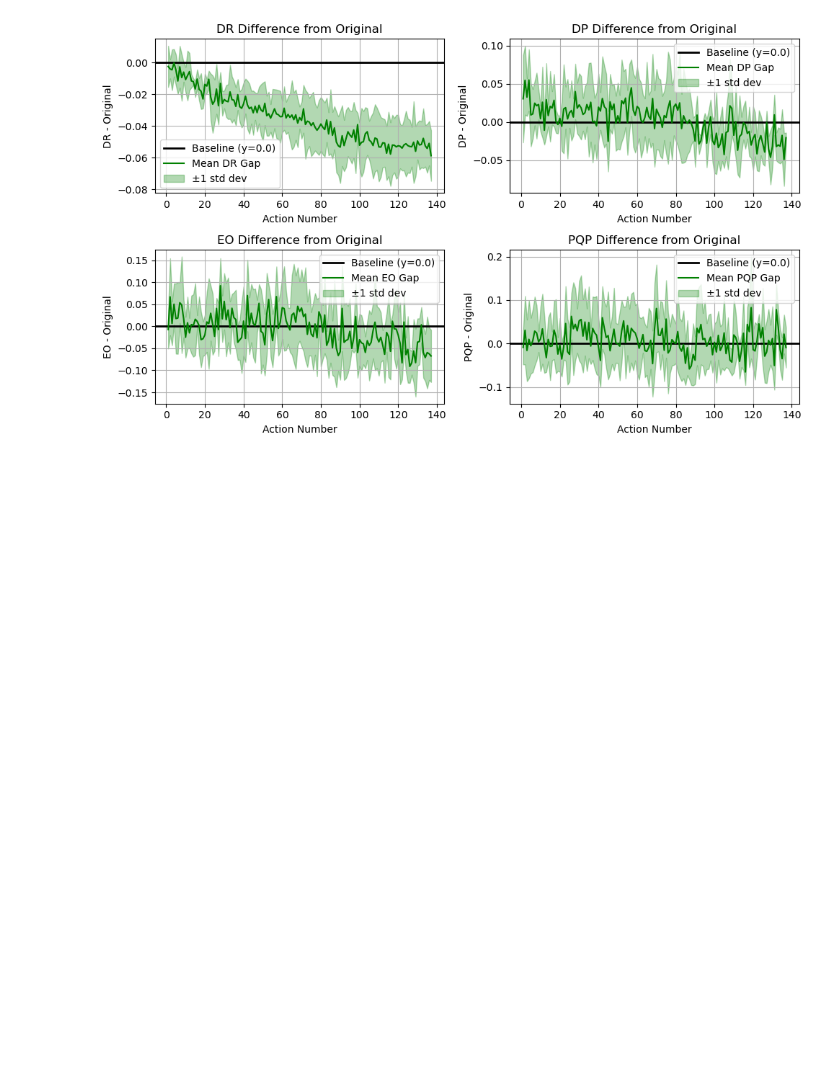
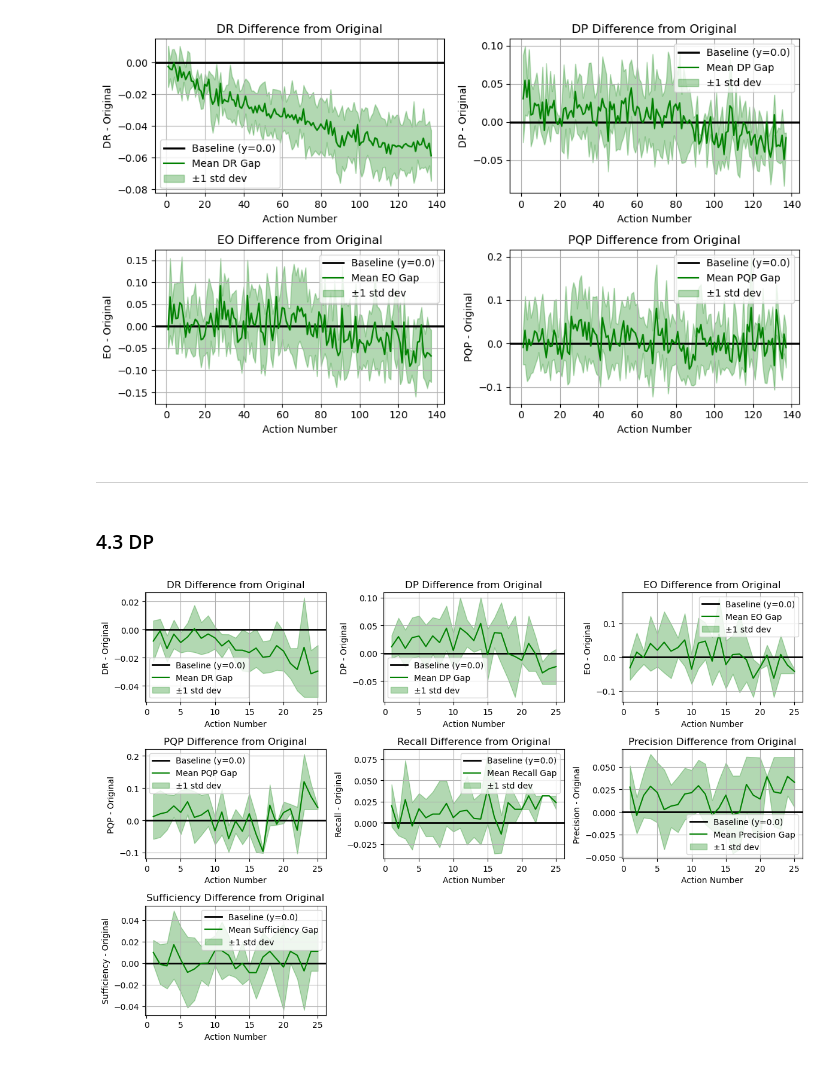
Before and after one commit to youlei202/FairSHAP, a Jupyter notebook: zzzz_5fold_german.ipynb, the cells around one changed output. Cells and saved outputs as stored; diff of their text form; code cells hidden in the pictures; blank space fills up the shorter version.

```diff
--- a/zzzz_5fold_german.ipynb
+++ b/zzzz_5fold_german.ipynb
@@ -152,3 +152,7 @@ plot_fairness_improvement(
 )
 # %% [output]
 [figure]
+# %% [markdown]
+-------------------------------------------------------------
+# %% [markdown]
+### 4.3 DP
@@ -154,0 +199,21 @@ plot_fairness_improvement(
+# %%
+from src.visualization.viz3 import plot_fairness_improvement
+# 调用函数
+plot_fairness_improvement(
+    folds=folds,
+    original_DR=original_drs,
+    original_DP=original_dps,
+    original_EO=original_eos,
+    original_PQP=original_pqps,
+    original_recall=original_recalls,
+    original_precision=original_precisions,
+    original_sufficiency=original_sufficiencies,
+    stop_when_no_data=4,
+    min_action=1,
+    figsize=(12, 8),
+    fill_alpha=0.3,
+    fill_color='g',
+    # red_alpha=0.3  # 红线透明度
+)
+# %% [output]
+[figure, added]
```
Also changed, not shown: parts of 6 cells of this notebook, 7 other files.
